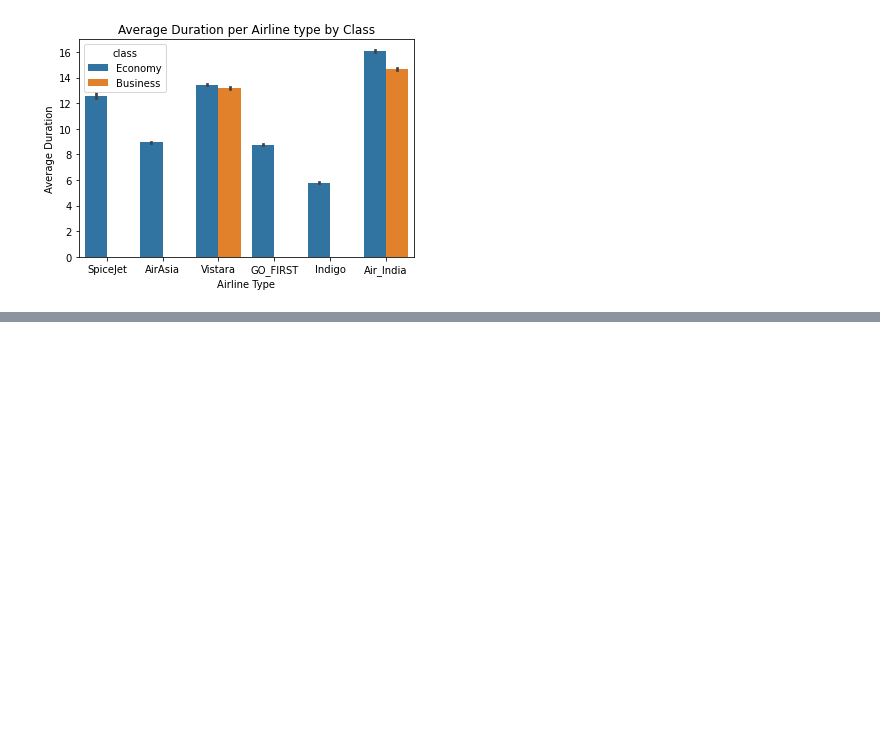
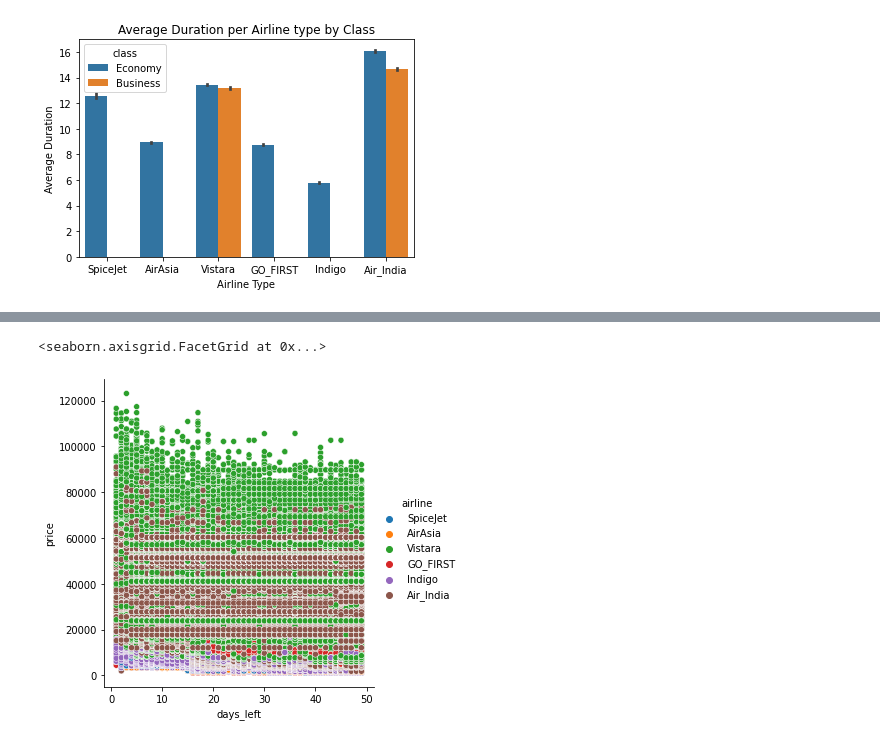
Before and after one commit to COGS118A/Group024-Sp22, a Jupyter notebook: 118A_1_DataCleaning_PrelimEDA.ipynb, the cells around one changed output, grey strips where cells are left out. Saved outputs shown, nothing was run; the diff lists cells and outputs as text; code cells hidden in the pictures; blank space fills up the shorter version.

```diff
--- a/118A_1_DataCleaning_PrelimEDA.ipynb
+++ b/118A_1_DataCleaning_PrelimEDA.ipynb
@@ -251,0 +270,9 @@ Text(0, 0.5, 'Average Duration')
+# %%
+# ax3 = sns.barplot(x='days_left', y = 'price', hue = 'class', data = main_dataset)
+# ax3.set_xlabel('Airline')
+# ax3.set_ylabel('Count')
+# ax3.set_title('Distribution of Days Left')
+sns.relplot(x="days_left", y="price", hue="airline", data=main_dataset)
+# %% [output]
+<seaborn.axisgrid.FacetGrid at 0x...>
+[figure, added]
```
Also changed, not shown: parts of 3 cells of this notebook.
